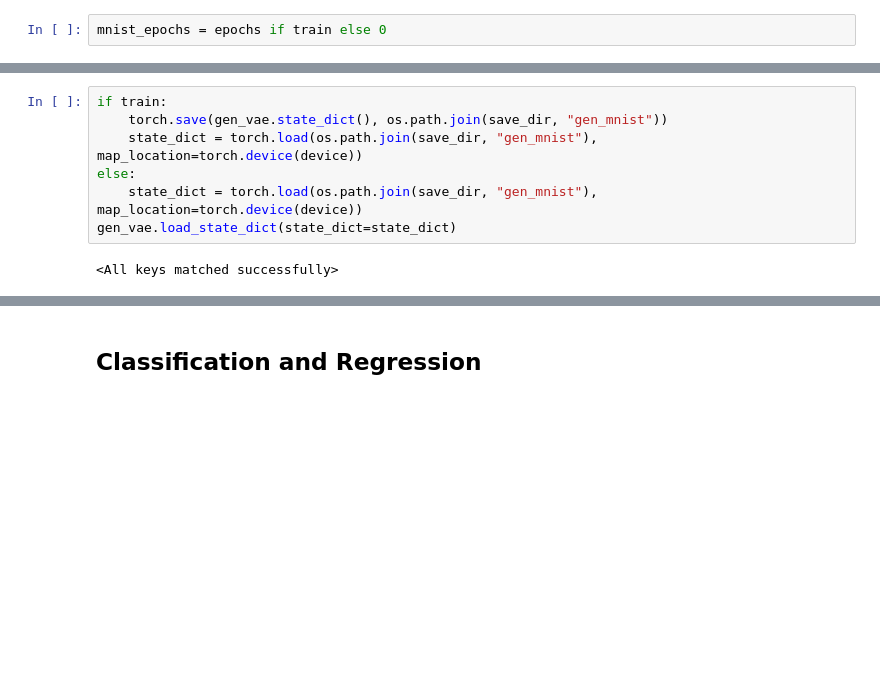
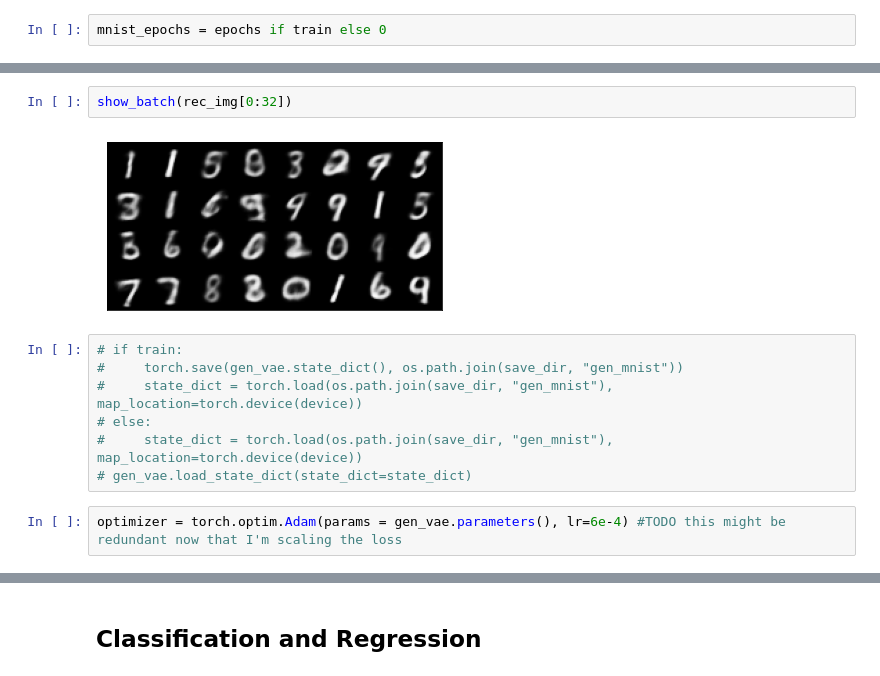
Before and after one commit to oliveradk/cult, a Jupyter notebook: 03a_core.train.ipynb, the cells around one changed output, grey strips where cells are left out. Saved outputs shown, nothing was run; the diff lists cells and outputs as text; blank space fills up the shorter version.

```diff
--- a/03a_core.train.ipynb
+++ b/03a_core.train.ipynb
@@ -561,10 +599,14 @@ for epoch in range(mnist_epochs):
+# %%
+show_batch(rec_img[0:32])
+# %% [output]
+[figure, added]
 # %%
-if train:
-    torch.save(gen_vae.state_dict(), os.path.join(save_dir, "gen_mnist"))
-    state_dict = torch.load(os.path.join(save_dir, "gen_mnist"), map_location=torch.device(device))
-else:
-    state_dict = torch.load(os.path.join(save_dir, "gen_mnist"), map_location=torch.device(device))
-gen_vae.load_state_dict(state_dict=state_dict)
+# if train:
+#     torch.save(gen_vae.state_dict(), os.path.join(save_dir, "gen_mnist"))
+#     state_dict = torch.load(os.path.join(save_dir, "gen_mnist"), map_location=torch.device(device))
+# else:
+#     state_dict = torch.load(os.path.join(save_dir, "gen_mnist"), map_location=torch.device(device))
+# gen_vae.load_state_dict(state_dict=state_dict)
-# %% [output]
-<All keys matched successfully>
+# %%
+optimizer = torch.optim.Adam(params = gen_vae.parameters(), lr=6e-4) #TODO this might be redundant now that I'm scaling the loss
 # %%
```
Also changed, not shown: parts of 32 cells of this notebook, 3 other files.
